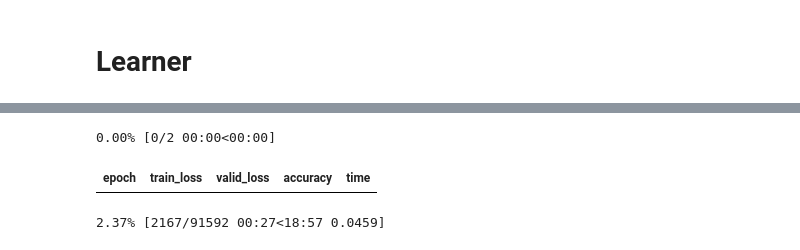
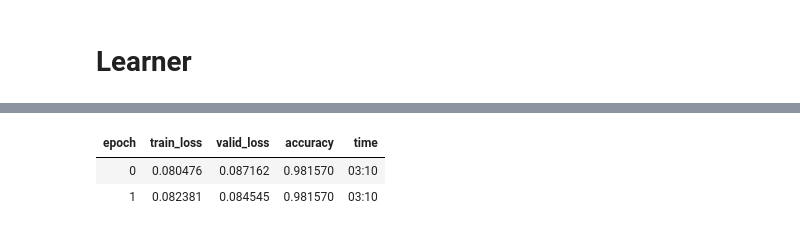
Before and after one commit to tkharrat/footSeq, a Jupyter notebook: 02_learner.ipynb, the cells around one changed output, grey strips where cells are left out. Saved outputs shown, nothing was run; the diff lists cells and outputs as text; code cells hidden in the pictures.

```diff
--- a/02_learner.ipynb
+++ b/02_learner.ipynb
@@ -172,7 +175,8 @@ class MultiEmbedding(Module):
         self,
         n_embeds: List[int],
         embed_dims: List[int] = None,
-        n_cont: int =0,
+        embed_p: float = 0.0,
+        n_cont: int = 0,
         std: float = 0.01,
         **kwargs
     ):
@@ -187,6 +191,9 @@ class MultiEmbedding(Module):
         embed_dims: List[int]
             required size of each categorical feature embedding in the same order as passed in the tensor
 
+        embed_p: float
+            if non zero, applies a dropout layer to the the categorical features after embedding.
+
         n_cont: int, optional
             number of continuous features
 
@@ -197,7 +204,7 @@ class MultiEmbedding(Module):
             compatible with `torch.nn.Embedding()`
 
         """
-        assert n_cont >=0, "number of continuous features should be positive"
+        assert n_cont >= 0, "number of continuous features should be positive"
         self.n_cont = n_cont
         ## verify embedding size
         if embed_dims is None:
@@ -208,6 +215,7 @@ class MultiEmbedding(Module):
                 embed_dims = embed_dims * len(n_embeds)
             assert len(embed_dims) == len(n_embeds)
 
+        self.emb_drop = nn.Dropout(embed_p)
         self.cat_embed = nn.ModuleList(
             [
                 Embedding(ni=n, nf=d, std=std, **kwargs)
@@ -217,6 +225,7 @@ class MultiEmbedding(Module):
 
     def forward(self, x_cat, x_cont=None):
         x_cat = torch.cat([e(x_cat[..., i]) for i, e in enumerate(self.cat_embed)], -1)
+        x_cat = self.emb_drop(x_cat)
         if self.n_cont != 0:
             x_cat = torch.cat([x_cat, x_cont], -1)
         return x_cat
@@ -368,6 +503,26 @@ Defining a learner at this stage is straightforward, we just need to decide on t
 # %%
 from fastai.metrics import *
-learn = Learner(srtd_dls, model, loss_func=CrossEntropyLossFlat(), metrics=[accuracy])
-learn.lr_find()
+
+n_cont = padded_batch[1].shape[-1]
+
+## prepare dataloaders
+srtd_dls = tls.dataloaders(
+    bs=64, before_batch=pad_seq, dl_type=srtd_dl, dl_kwargs=dl_kwargs
+)
+
+## select the architecture
+ts_model = LSTM_FCN
+ts_args = {"bidirectional": True, "rnn_layers": 2, "shuffle": False}
+learn = mixed_seq_learner(
+    arch=ts_model,
+    n_cont=n_cont,
+    c_out=2,
+    embded_config={"n_embeds": n_embeds, "embed_p": 0.1},
+    dls=srtd_dls,
+    loss_func=CrossEntropyLossFlat(),
+    metrics=[accuracy],
+    **ts_args
+)
+lr_ = learn.lr_find()
 # %% [output]
 [interactive output not drawn]
@@ -376,6 +530,6 @@ SuggestedLRs(valley=0.002511886414140463)
 # %%
-learn.fit_one_cycle(2, 2e-3)
+learn.fit_one_cycle(2, 1e-3)
 # %% [output]
-0.00% [0/2 00:00<00:00]
 | epoch | train_loss | valid_loss | accuracy | time |
+| 0 | 0.080476 | 0.087162 | 0.981570 | 03:10 |
+| 1 | 0.082381 | 0.084545 | 0.981570 | 03:10 |
-2.37% [2167/91592 00:27<18:57 0.0459]
```
Also changed, not shown: parts of 14 cells of this notebook, 6 other files.
